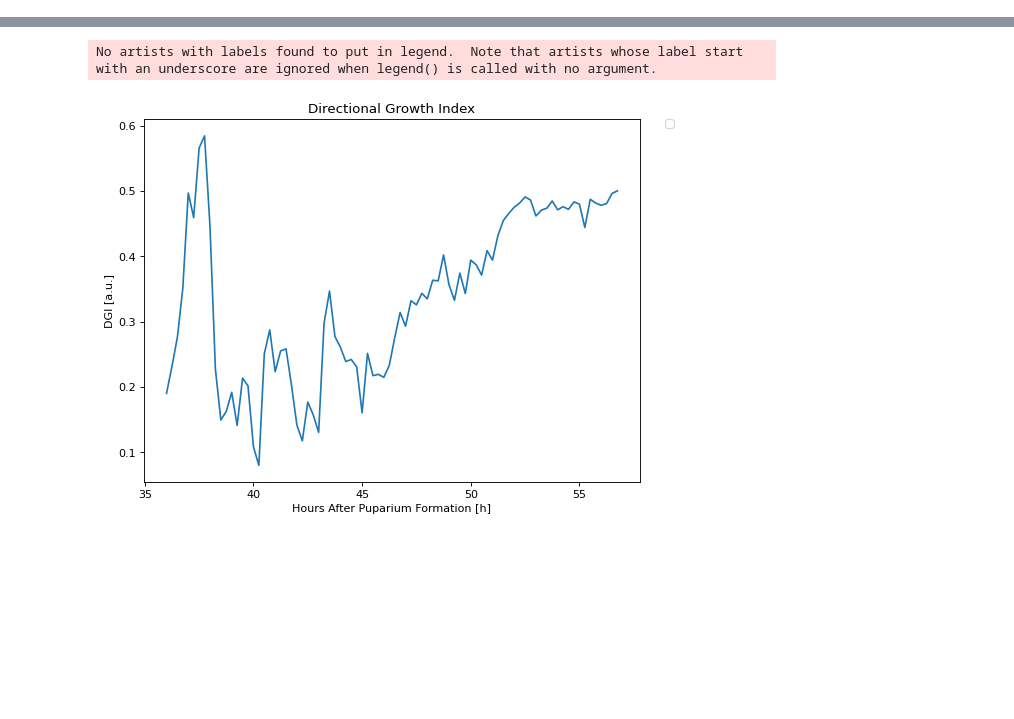
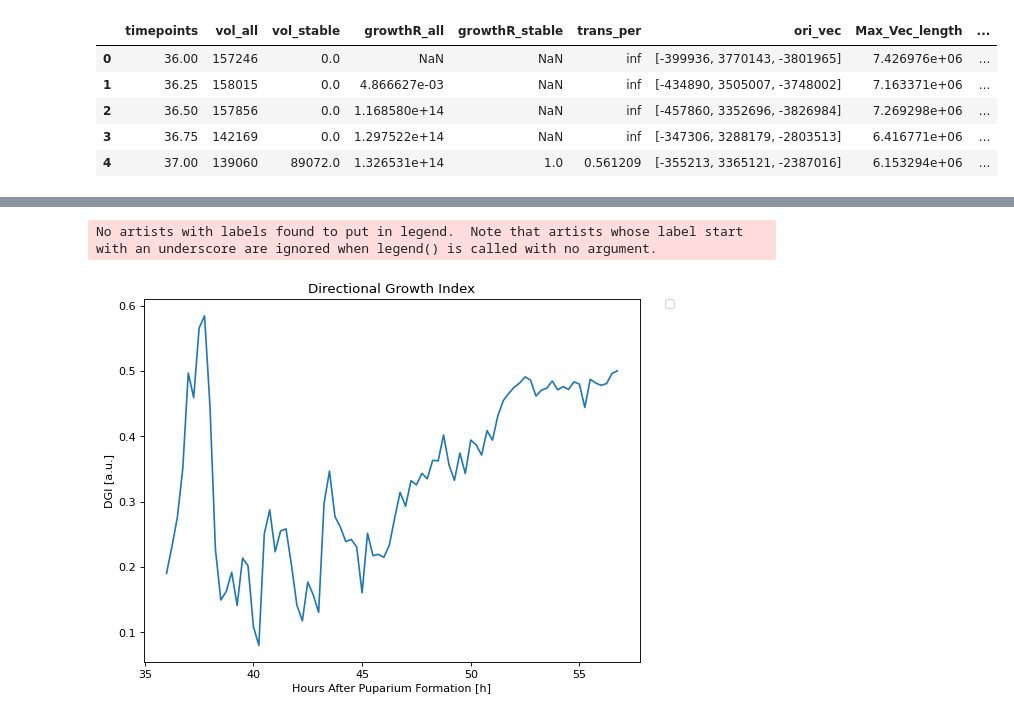
Before and after one commit to Asashou/TLI, a Jupyter notebook: pipeline/steps/step4_analysis.ipynb, the cells around one changed output, grey strips where cells are left out. Cells and saved outputs as stored; diff of their text form; code cells hidden in the pictures; blank space fills up the shorter version.

```diff
--- a/pipeline/steps/step4_analysis.ipynb
+++ b/pipeline/steps/step4_analysis.ipynb
@@ -22,0 +64,9 @@ import pandas as pd
+# %%
+output_results.head()
+# %% [output]
+|  | timepoints | vol_all | vol_stable | growthR_all | growthR_stable | trans_per | ori_vec | Max_Vec_length | ... |
+| 0 | 36.00 | 157246 | 0.0 | NaN | NaN | inf | [-399936, 3770143, -3801965] | 7.426976e+06 | ... |
+| 1 | 36.25 | 158015 | 0.0 | 4.866627e-03 | NaN | inf | [-434890, 3505007, -3748002] | 7.163371e+06 | ... |
+| 2 | 36.50 | 157856 | 0.0 | 1.168580e+14 | NaN | inf | [-457860, 3352696, -3826984] | 7.269298e+06 | ... |
+| 3 | 36.75 | 142169 | 0.0 | 1.297522e+14 | NaN | inf | [-347306, 3288179, -2803513] | 6.416771e+06 | ... |
+| 4 | 37.00 | 139060 | 89072.0 | 1.326531e+14 | 1.0 | 0.561209 | [-355213, 3365121, -2387016] | 6.153294e+06 | ... |
```
Also changed, not shown: parts of 19 cells of this notebook.
